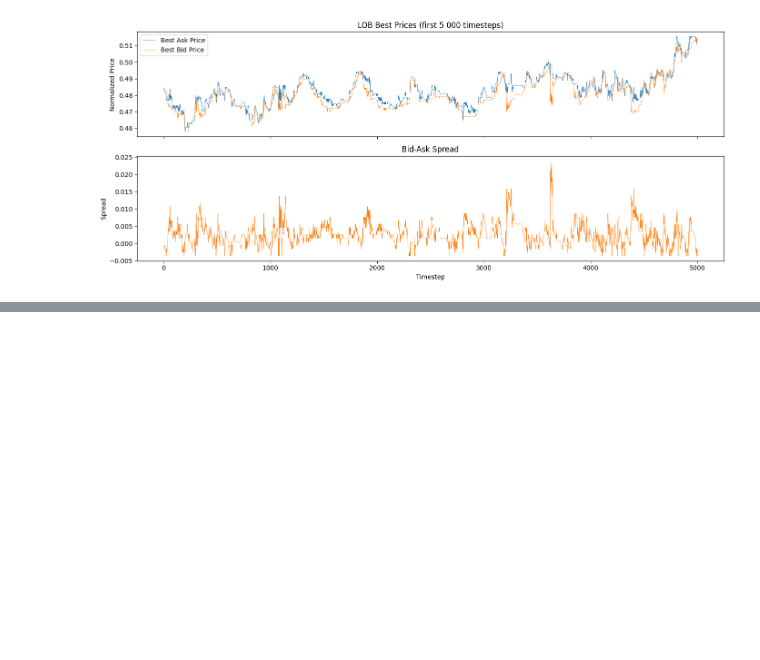
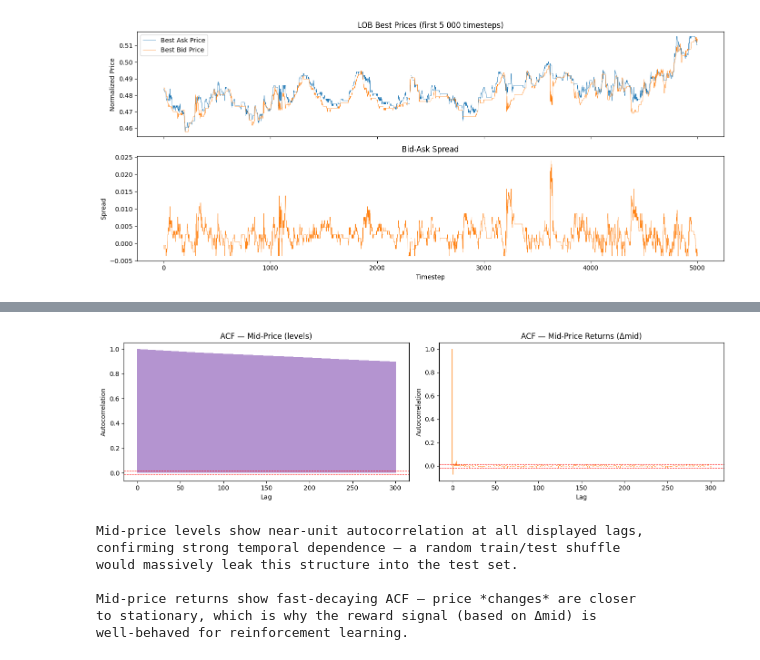
Before and after one commit to produit-scalaire/Decision-Transformer-LOB-Trading, a Jupyter notebook: main.ipynb, the cells around one changed output, grey strips where cells are left out. Saved outputs shown, nothing was run; the diff lists cells and outputs as text; code cells hidden in the pictures; blank space fills up the shorter version.

```diff
--- a/main.ipynb
+++ b/main.ipynb
@@ -332,0 +451,53 @@ plt.show()
+# %%
+def compute_acf(x, max_lag=300):
+    """Autocorrelation function via numpy fast-path."""
+    n = len(x)
+    x = x - x.mean()
+    c0 = np.dot(x, x) / n
+    acf_vals = np.empty(max_lag + 1)
+    acf_vals[0] = 1.0
+    for h in range(1, max_lag + 1):
+        acf_vals[h] = np.dot(x[: n - h], x[h:]) / (n * c0)
+    return acf_vals
+
+max_lag = 300
+n_sub = 20_000
+
+acf_levels  = compute_acf(mid_train[:n_sub], max_lag)
+acf_returns = compute_acf(np.diff(mid_train[: n_sub + 1]), max_lag)
+ci = 1.96 / np.sqrt(n_sub)
+
+fig, axes = plt.subplots(1, 2, figsize=(14, 4))
+
+axes[0].bar(range(max_lag + 1), acf_levels, width=1.0, color="tab:purple", alpha=0.7)
+axes[0].axhline(ci, color="red", ls="--", lw=0.8)
+axes[0].axhline(-ci, color="red", ls="--", lw=0.8)
+axes[0].set_title("ACF — Mid-Price (levels)")
+axes[0].set_xlabel("Lag")
+axes[0].set_ylabel("Autocorrelation")
+
+axes[1].bar(range(max_lag + 1), acf_returns, width=1.0, color="tab:orange", alpha=0.7)
+axes[1].axhline(ci, color="red", ls="--", lw=0.8)
+axes[1].axhline(-ci, color="red", ls="--", lw=0.8)
+axes[1].set_title("ACF — Mid-Price Returns (Δmid)")
+axes[1].set_xlabel("Lag")
+axes[1].set_ylabel("Autocorrelation")
+
+plt.tight_layout()
+plt.show()
+
+print("Mid-price levels show near-unit autocorrelation at all displayed lags,")
+print("confirming strong temporal dependence — a random train/test shuffle")
+print("would massively leak this structure into the test set.\n")
+print("Mid-price returns show fast-decaying ACF — price *changes* are closer")
+print("to stationary, which is why the reward signal (based on Δmid) is")
+print("well-behaved for reinforcement learning.")
+# %% [output]
+[figure, added]
+Mid-price levels show near-unit autocorrelation at all displayed lags,
+confirming strong temporal dependence — a random train/test shuffle
+would massively leak this structure into the test set.
+
+Mid-price returns show fast-decaying ACF — price *changes* are closer
+to stationary, which is why the reward signal (based on Δmid) is
+well-behaved for reinforcement learning.
```
Also changed, not shown: parts of 6 cells of this notebook, 3 other files.
